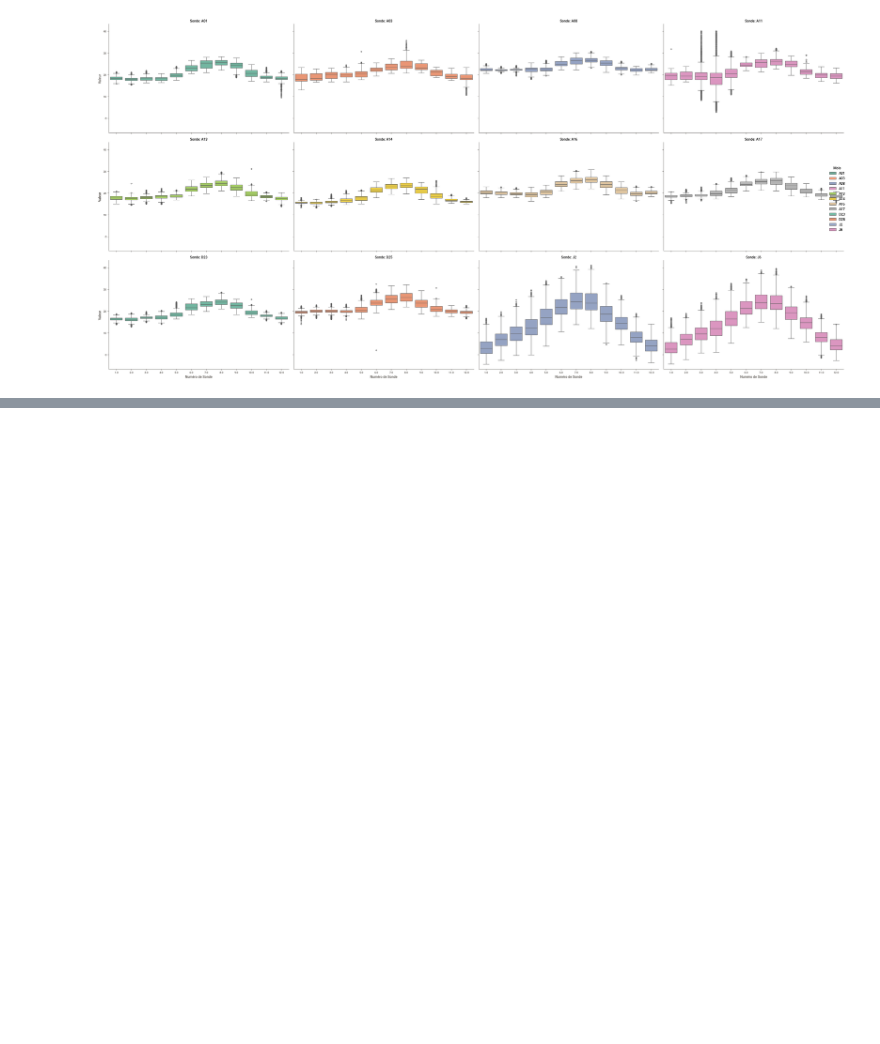
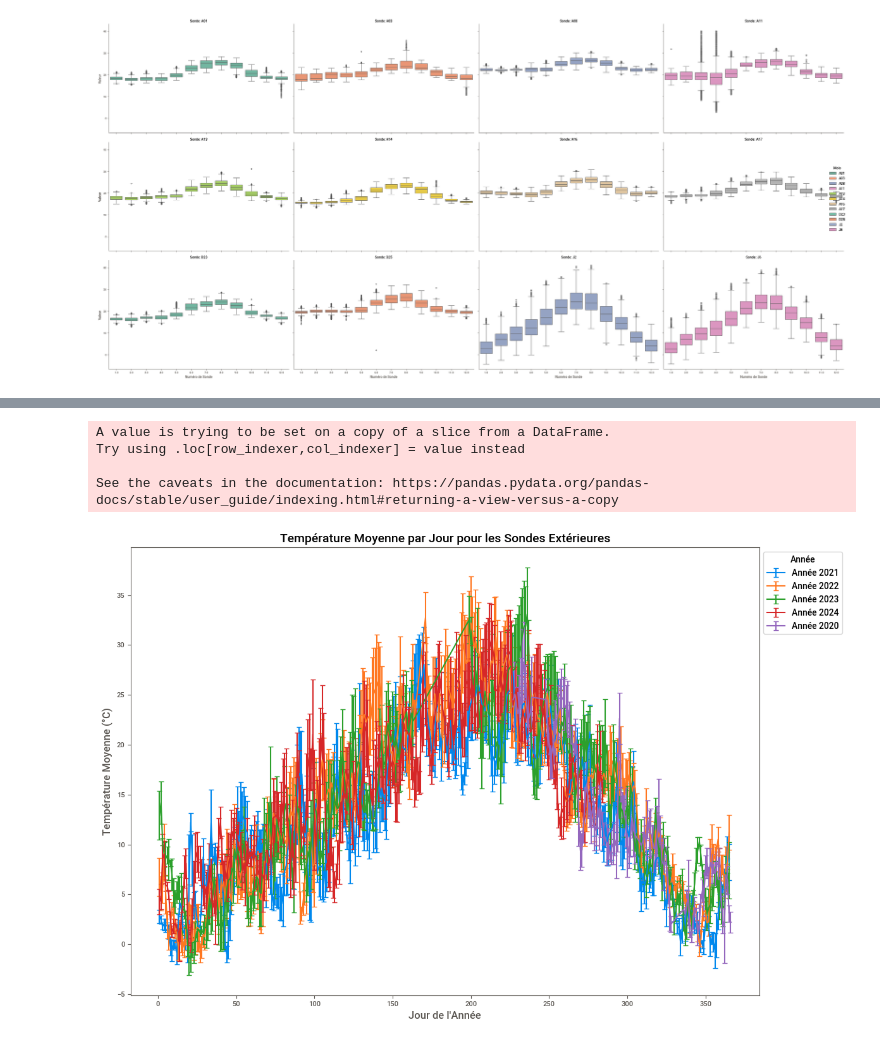
Before and after one commit to leabizbille/ProjetIOT, a Jupyter notebook: AIH.ipynb, the cells around one changed output, grey strips where cells are left out. Drawn from its saved outputs; the diff is of its cells as text; code cells hidden in the pictures; blank space fills up the shorter version.

```diff
--- a/AIH.ipynb
+++ b/AIH.ipynb
@@ -445,19 +447,0 @@ Using the violinplot function without specifying `order` is likely to produce an
-# %%
-# Filtrer les données pour exclure les sondes J2 et J6
-AIH_filtered = AIH[~AIH['Type'].isin([ 'Sonde Extérieur'])]
-# Créer une grille de facettes pour chaque sonde
-g = sns.FacetGrid(AIH_filtered, col='Numéro', col_wrap=2, height=7, aspect=1.5)
-
-# Ajouter un violin plot à chaque facette en utilisant 'AIH' comme data
-g.map(sns.violinplot, 'Mois', 'Valeur', hue='Numéro', palette='Set2', data=AIH_filtered, split=True)
-
-# Ajouter les légendes, titres et ajuster
-g.set_axis_labels('Mois', 'Valeur')
-g.set_titles('Sonde: {col_name}')
-
-# Modifier la légende, la placer en dessous
-g.add_legend(title='Numéro de Sonde', bbox_to_anchor=(0.5, -0.05), loc='upper center', ncol=3)
-
-# Afficher le graphique
-plt.tight_layout()  # Pour ajuster l'espacement des sous-graphiques
-plt.show()
@@ -466,0 +489,43 @@ Using the violinplot function without specifying `order` is likely to produce an
+# %%
+import matplotlib.pyplot as plt
+import pandas as pd
+
+# Filtrer les données pour exclure les sondes Intérieures
+AIH_Int = AIH[AIH['Type'] != 'Sonde Intérieur']
+
+# Ajouter une colonne 'Jour' correspondant au jour de l'année
+AIH_Int['Jour'] = AIH_Int['Date'].dt.dayofyear
+
+# Calculer la moyenne et l'écart-type par jour et par année
+AIH_Int_grouped = AIH_Int.groupby(['Jour', 'annee']).agg(
+    moyenne_temp=('Valeur', 'mean'),
+    std_temp=('Valeur', 'std')
+).reset_index()
+
+# Tracer le graphique
+plt.figure(figsize=(12, 8))
+
+# Tracer les températures moyennes avec les barres d'erreur pour chaque année
+for annee in AIH_Int_grouped['annee'].unique():
+    data = AIH_Int_grouped[AIH_Int_grouped['annee'] == annee]
+    plt.errorbar(
+        data['Jour'],
+        data['moyenne_temp'],
+        yerr=data['std_temp'],
+        label=f'Année {int(annee)}',
+        capsize=3
+    )
+
+# Ajouter des titres, labels et une légende
+plt.title('Température Moyenne par Jour pour les Sondes Extérieures', fontsize=14)
+plt.xlabel('Jour de l\'Année', fontsize=12)
+plt.ylabel('Température Moyenne (°C)', fontsize=12)
+plt.legend(title='Année', loc='upper left', bbox_to_anchor=(1, 1))
+plt.tight_layout()
+plt.show()
+# %% [output]
+A value is trying to be set on a copy of a slice from a DataFrame.
+Try using .loc[row_indexer,col_indexer] = value instead
+
+See the caveats in the documentation: https://pandas.pydata.org/pandas-docs/stable/user_guide/indexing.html#returning-a-view-versus-a-copy
+[figure, added]
```
Also changed, not shown: parts of 4 cells of this notebook.
